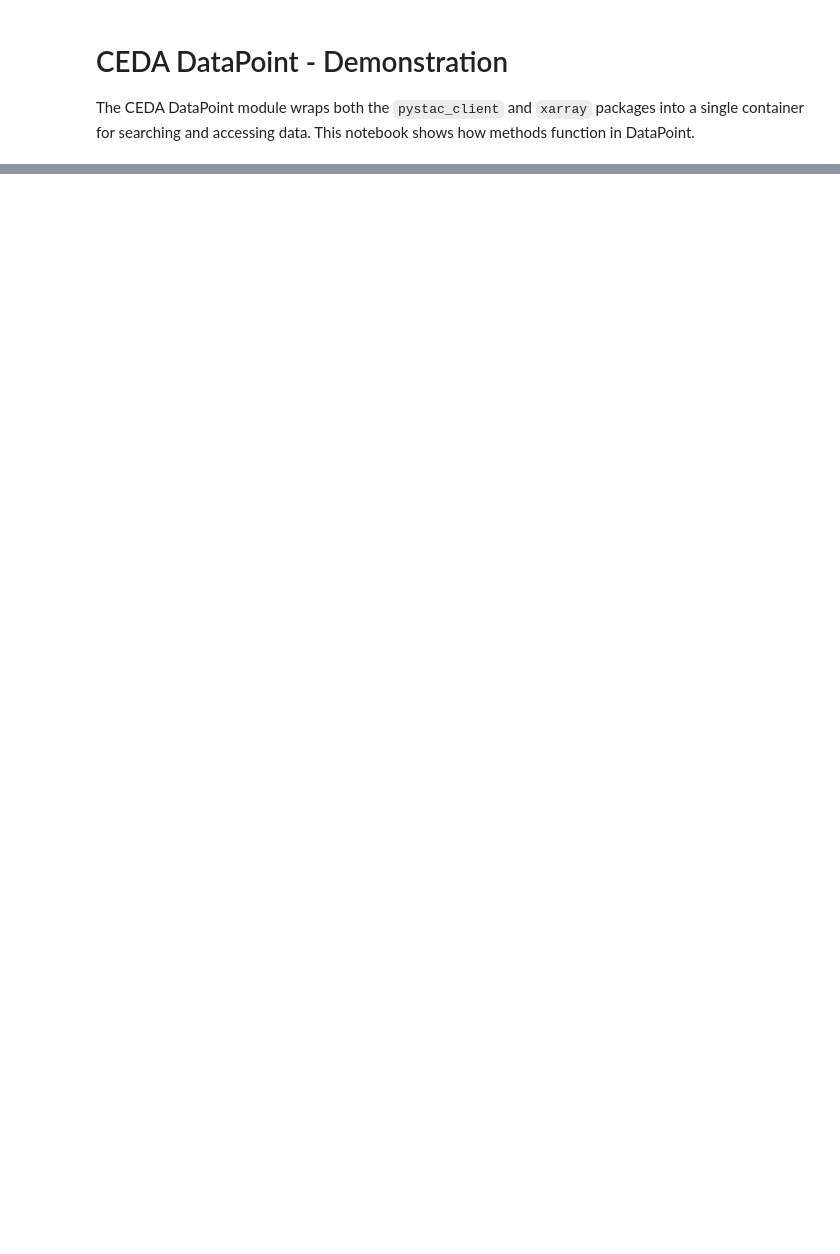
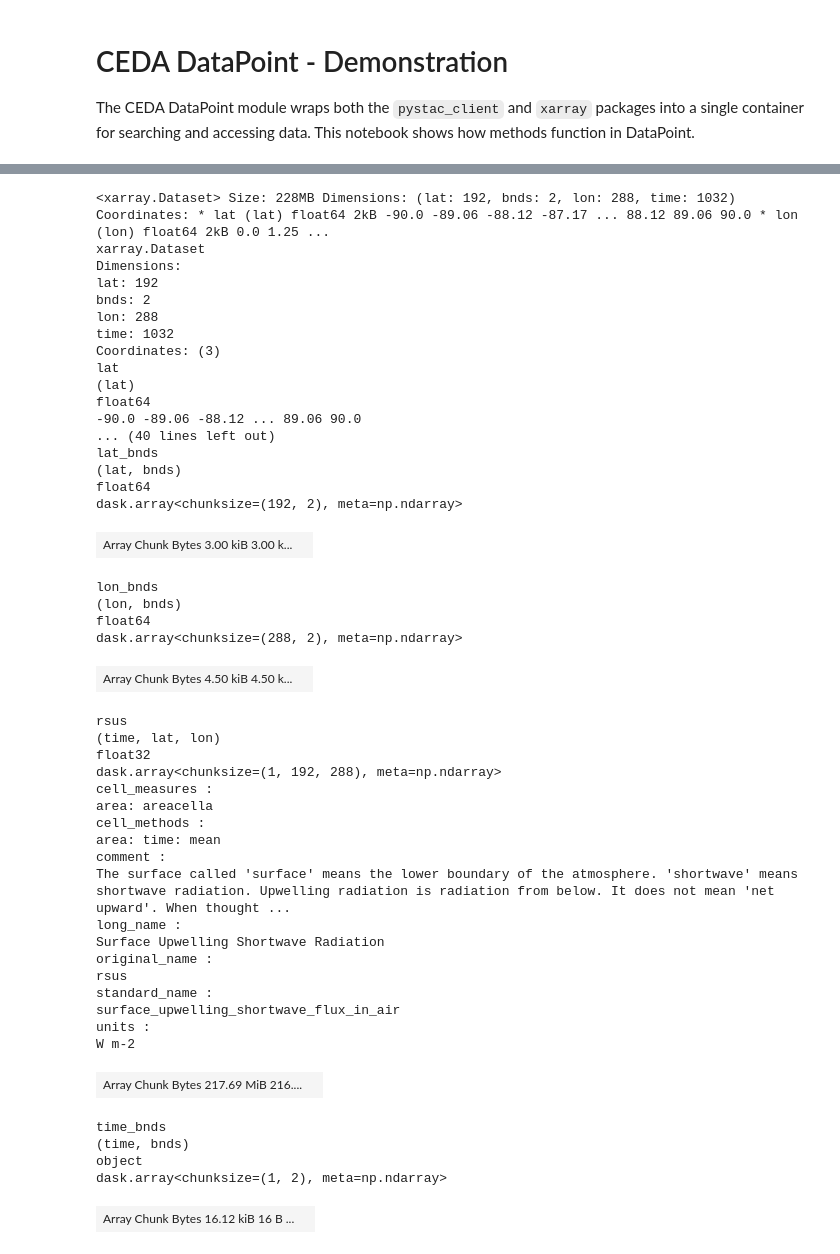
Before and after one commit to cedadev/datapoint, a Jupyter notebook: demo/datapoint.ipynb, the cells around one changed output, grey strips where cells are left out. Cells and saved outputs as stored; diff of their text form; code cells hidden in the pictures; blank space fills up the shorter version.

```diff
--- a/demo/datapoint.ipynb
+++ b/demo/datapoint.ipynb
@@ -42,0 +59,50 @@ item_search.get_datasets()
+# %%
+ds
+# %% [output]
+<xarray.Dataset> Size: 228MB Dimensions: (lat: 192, bnds: 2, lon: 288, time: 1032) Coordinates: * lat (lat) float64 2kB -90.0 -89.06 -88.12 -87.17 ... 88.12 89.06 90.0 * lon (lon) float64 2kB 0.0 1.25 ...
+xarray.Dataset
+Dimensions:
+lat: 192
+bnds: 2
+lon: 288
+time: 1032
+Coordinates: (3)
+lat
+(lat)
+float64
+-90.0 -89.06 -88.12 ... 89.06 90.0
+... (40 lines left out)
+lat_bnds
+(lat, bnds)
+float64
+dask.array<chunksize=(192, 2), meta=np.ndarray>
+| Array Chunk Bytes 3.00 kiB 3.00 k... |  |
+lon_bnds
+(lon, bnds)
+float64
+dask.array<chunksize=(288, 2), meta=np.ndarray>
+| Array Chunk Bytes 4.50 kiB 4.50 k... |  |
+rsus
+(time, lat, lon)
+float32
+dask.array<chunksize=(1, 192, 288), meta=np.ndarray>
+cell_measures :
+area: areacella
+cell_methods :
+area: time: mean
+comment :
+The surface called 'surface' means the lower boundary of the atmosphere. 'shortwave' means shortwave radiation. Upwelling radiation is radiation from below. It does not mean 'net upward'. When thought ...
+long_name :
+Surface Upwelling Shortwave Radiation
+original_name :
+rsus
+standard_name :
+surface_upwelling_shortwave_flux_in_air
+units :
+W m-2
+| Array Chunk Bytes 217.69 MiB 216.... |  |
+time_bnds
+(time, bnds)
+object
+dask.array<chunksize=(1, 2), meta=np.ndarray>
+| Array Chunk Bytes 16.12 kiB 16 B ... |  |
```
Also changed, not shown: parts of 16 cells of this notebook, 5 other files.
